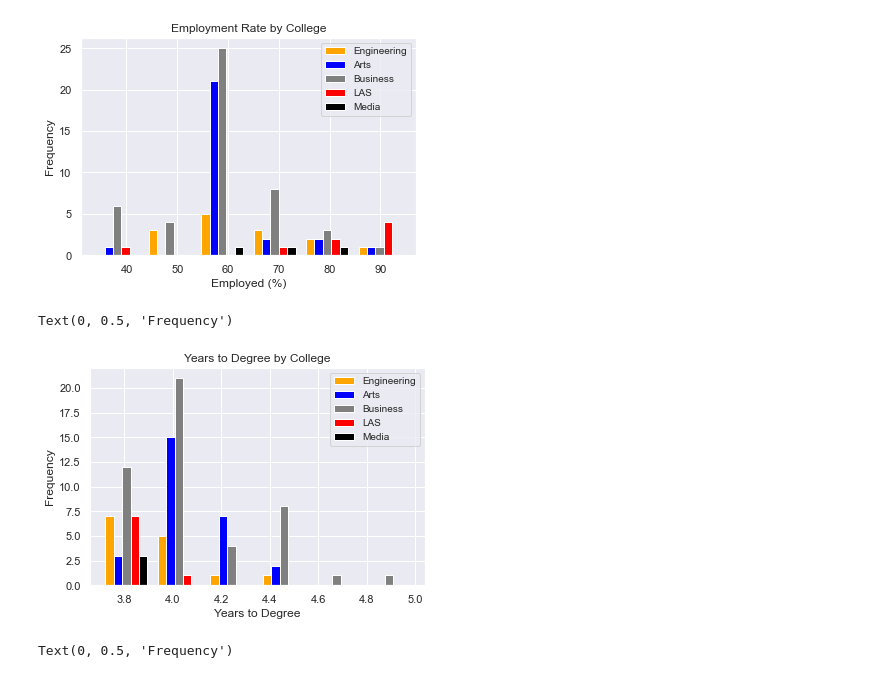
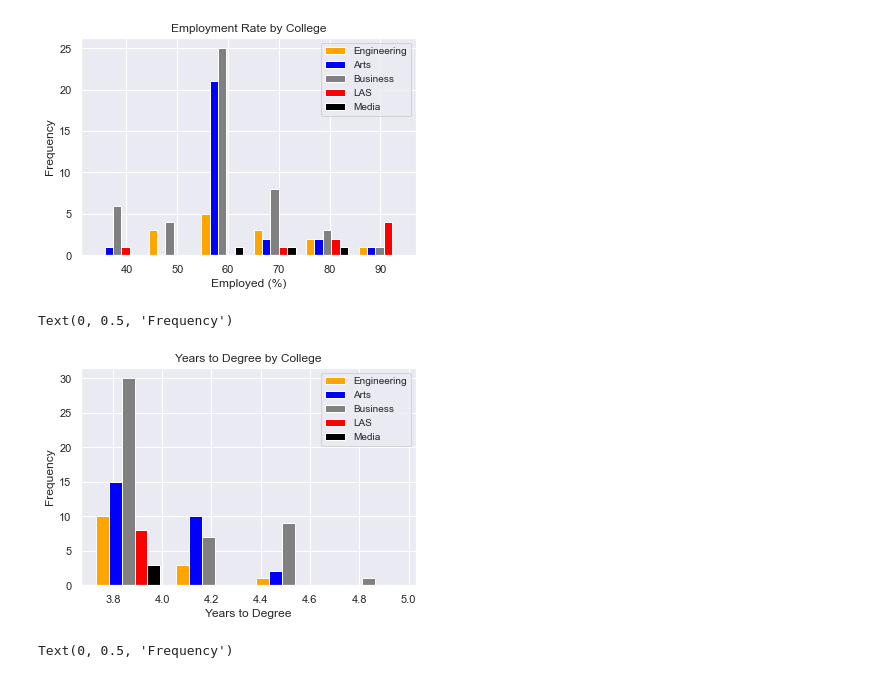
Before and after one commit to YashSukhwani/UIUC-Majors-Analysis, a Jupyter notebook: Job Info.ipynb, the cells around one changed output. Saved outputs shown, nothing was run; the diff lists cells and outputs as text; code cells hidden in the pictures.

```diff
--- a/Job Info.ipynb
+++ b/Job Info.ipynb
@@ -274,27 +274,27 @@ Text(0, 0.5, 'Frequency')
 # %%
 var = fieldsKey[10]
 x_multi = [
     Eng[var],
     Art[var],
     Las[var],
     Bus[var],
     Media[var]
     ]
 
-n_bins = 6
+n_bins = 4
 
 colors = ['orange', 'blue', 'grey', 'red', 'black']
 labels = ['Engineering','Arts','Business', 'LAS', 'Media']
 
 plt.hist(x_multi, n_bins, histtype='bar',color=colors,label= labels)
 
 plt.legend(prop={'size': 10})
 plt.title('Years to Degree by College')
 plt.xlabel('Years to Degree')
 plt.ylabel('Frequency')
 # %% [output]
 Text(0, 0.5, 'Frequency')
-[figure, old version]
+[figure, new version]
 # %%
 var = fieldsKey[11]
 x_multi = [
```
Also changed, not shown: parts of 12 cells of this notebook.
